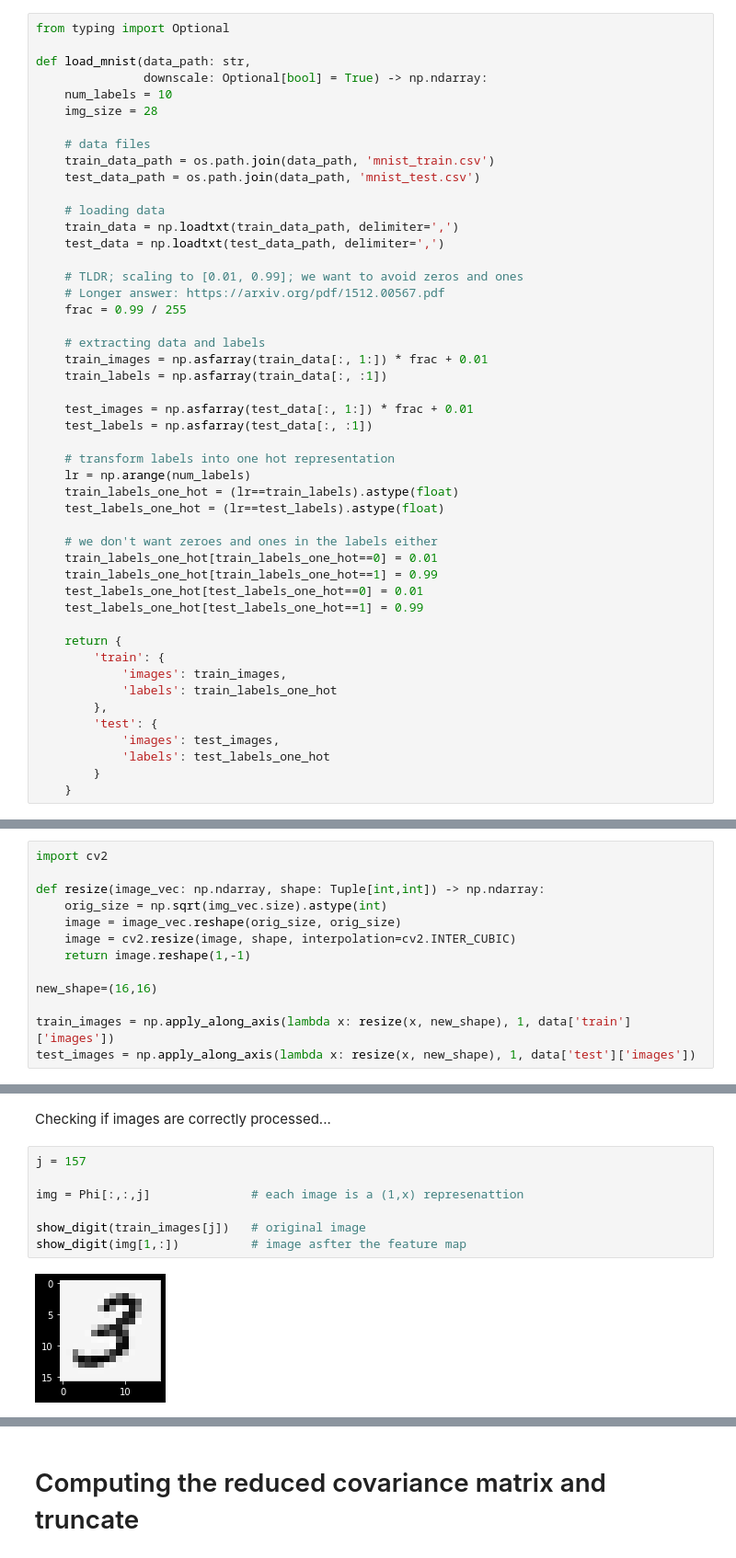
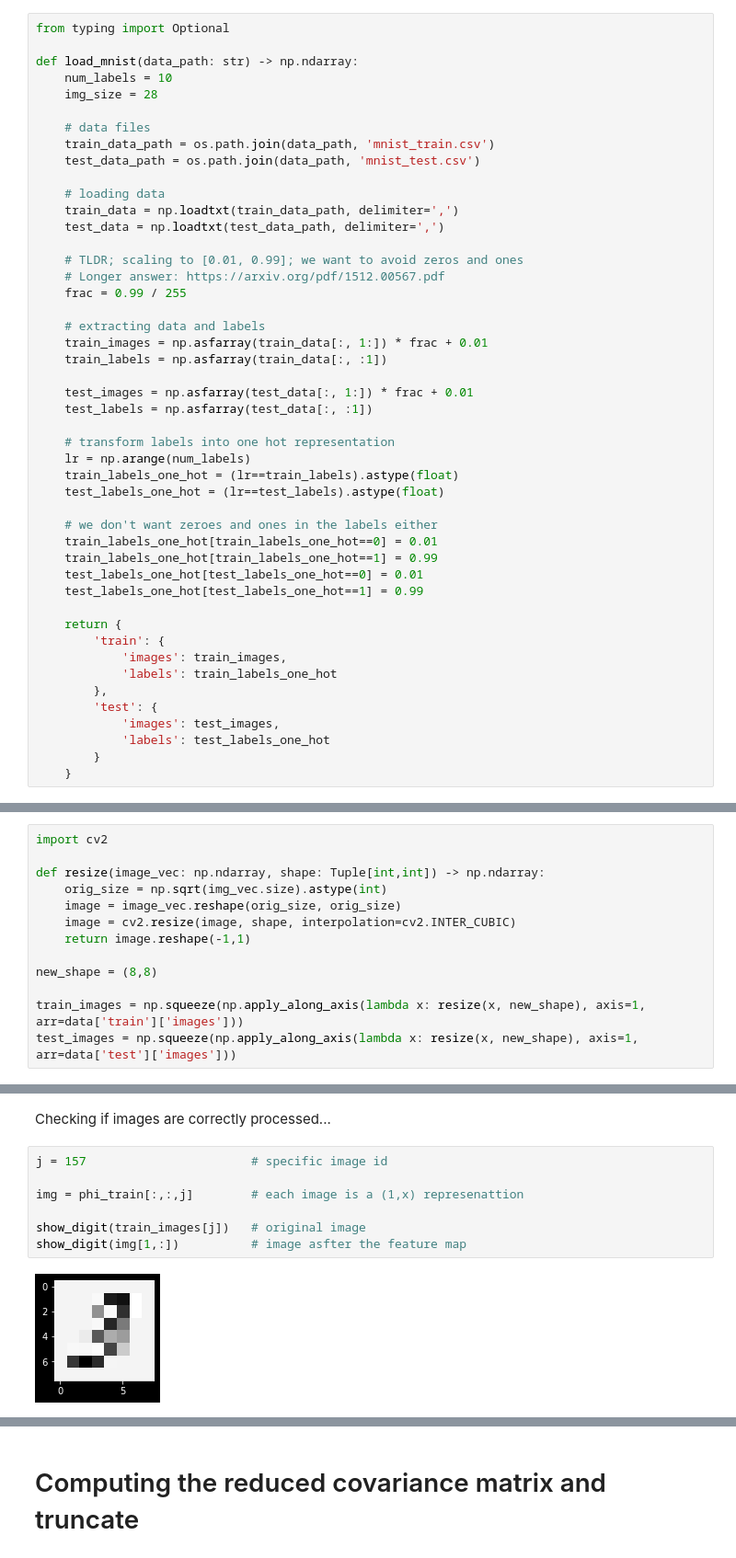
Before and after one commit to jordansauce/tensor-networks-algos, a Jupyter notebook: stoudenmire2018learning/notebook.ipynb, the cells around one changed output, grey strips where cells are left out. Shown: that part at 92% size. Saved outputs shown, nothing was run; the diff lists cells and outputs as text.

```diff
--- a/stoudenmire2018learning/notebook.ipynb
+++ b/stoudenmire2018learning/notebook.ipynb
@@ -35,8 +57,7 @@ def power_of_two(n: int) -> Tuple[int, int]:
 # %%
 from typing import Optional
 
-def load_mnist(data_path: str,
-               downscale: Optional[bool] = True) -> np.ndarray:
+def load_mnist(data_path: str) -> np.ndarray:
     num_labels = 10
     img_size = 28
 
@@ -116,9 +137,9 @@ def resize(image_vec: np.ndarray, shape: Tuple[int,int]) -> np.ndarray:
     orig_size = np.sqrt(img_vec.size).astype(int)
     image = image_vec.reshape(orig_size, orig_size)
     image = cv2.resize(image, shape, interpolation=cv2.INTER_CUBIC)
-    return image.reshape(1,-1)
+    return image.reshape(-1,1)
 
-new_shape=(16,16)
+new_shape = (8,8)
 
-train_images = np.apply_along_axis(lambda x: resize(x, new_shape), 1, data['train']['images'])
-test_images = np.apply_along_axis(lambda x: resize(x, new_shape), 1, data['test']['images'])
+train_images = np.squeeze(np.apply_along_axis(lambda x: resize(x, new_shape), axis=1, arr=data['train']['images']))
+test_images = np.squeeze(np.apply_along_axis(lambda x: resize(x, new_shape), axis=1, arr=data['test']['images']))
@@ -214,11 +252,11 @@ checking the normalization on a random sample of features and images
 # %% [markdown]
 Checking if images are correctly processed...
 # %%
-j = 157
+j = 157                       # specific image id
 
-img = Phi[:,:,j]              # each image is a (1,x) represenattion
+img = phi_train[:,:,j]        # each image is a (1,x) represenattion
 
 show_digit(train_images[j])   # original image
 show_digit(img[1,:])          # image asfter the feature map
 # %% [output]
-[figure, old version]
+[figure, new version]
```
Also changed, not shown: parts of 24 cells of this notebook, 1 other file.
